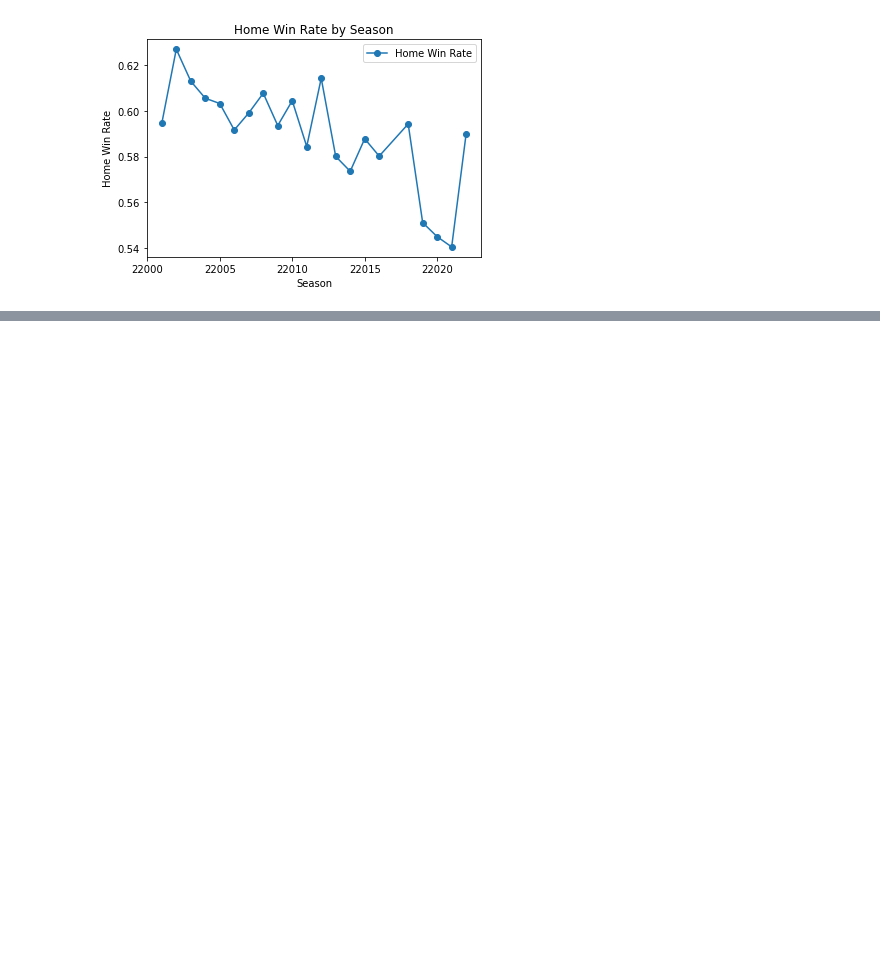
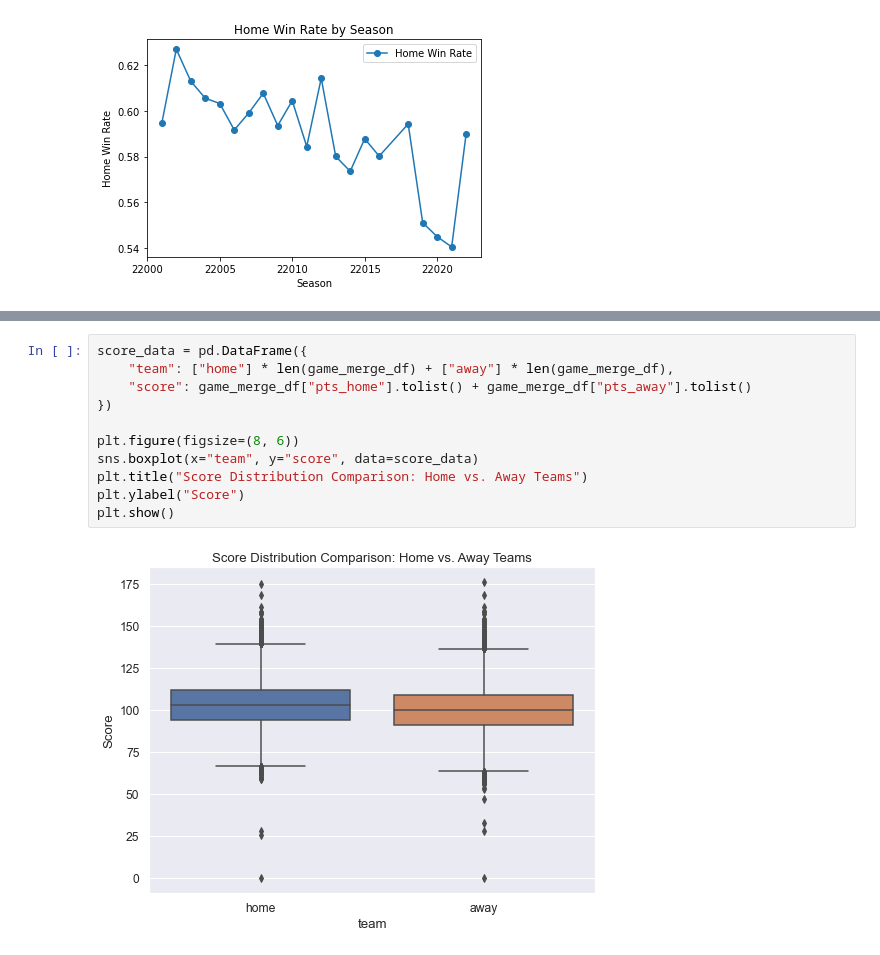
Before and after one commit to kentwhf/Home-Field-Advantage-Sports, a Jupyter notebook: final.ipynb, the cells around one changed output, grey strips where cells are left out. Saved outputs shown, nothing was run; the diff lists cells and outputs as text; blank space fills up the shorter version.

```diff
--- a/final.ipynb
+++ b/final.ipynb
@@ -67,0 +118,13 @@ plt.show()
+# %%
+score_data = pd.DataFrame({
+    "team": ["home"] * len(game_merge_df) + ["away"] * len(game_merge_df),
+    "score": game_merge_df["pts_home"].tolist() + game_merge_df["pts_away"].tolist()
+})
+
+plt.figure(figsize=(8, 6))
+sns.boxplot(x="team", y="score", data=score_data)
+plt.title("Score Distribution Comparison: Home vs. Away Teams")
+plt.ylabel("Score")
+plt.show()
+# %% [output]
+[figure, added]
```
Also changed, not shown: parts of 13 cells of this notebook, 1 other file.
